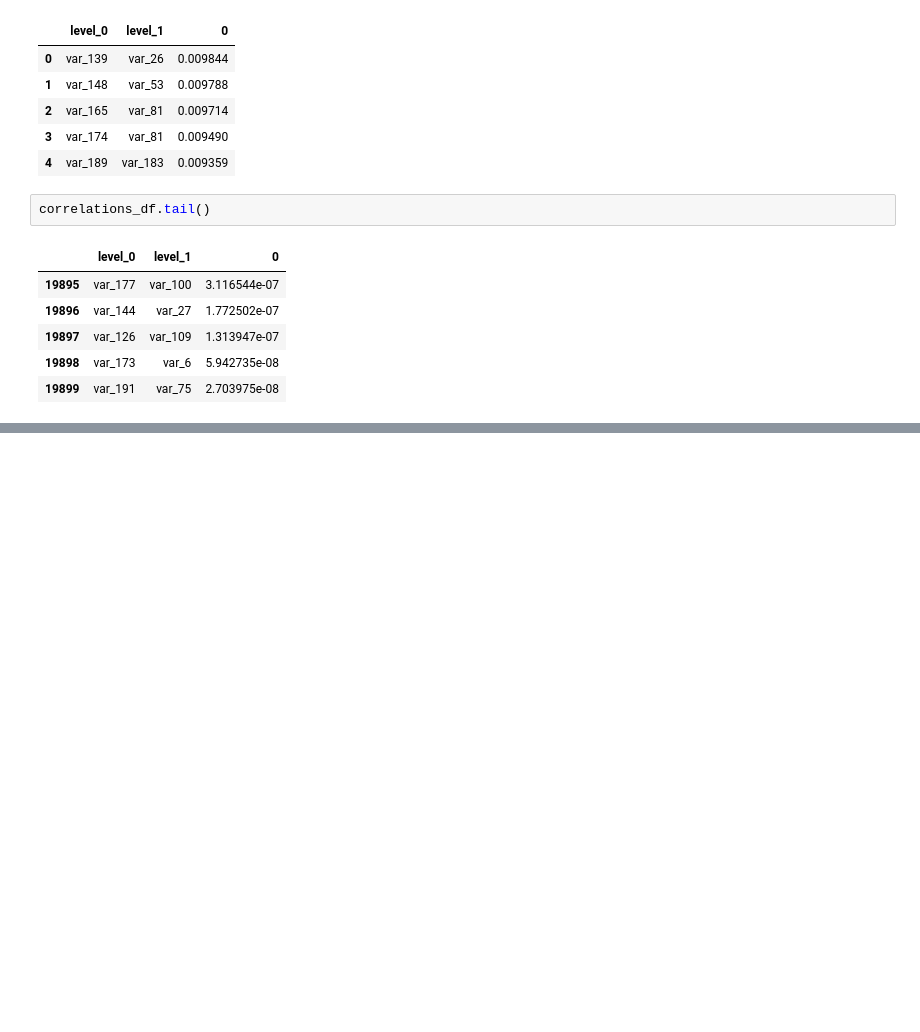
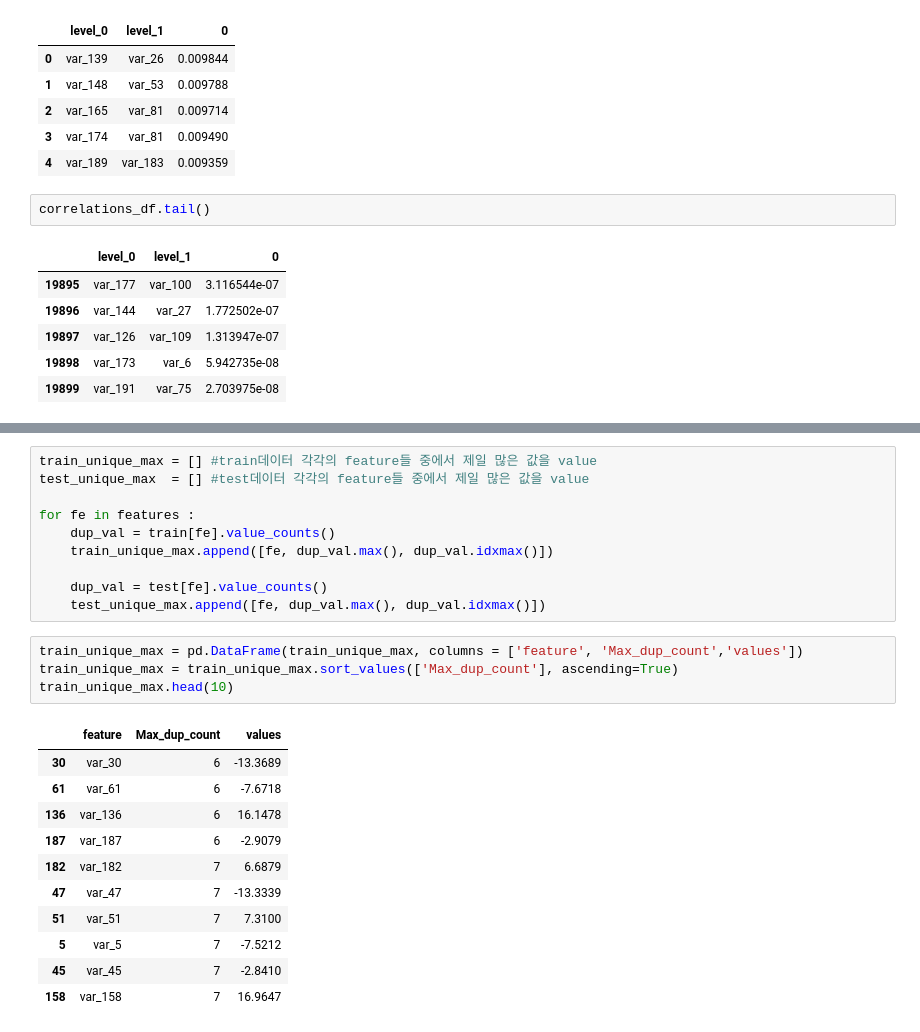
Before and after one commit to miniii222/kaggle, a Jupyter notebook: Santander_Customer_Transaction_Prediction/eda/01-1.EDA_overall.ipynb, the cells around one changed output, grey strips where cells are left out. Drawn from its saved outputs; the diff is of its cells as text; blank space fills up the shorter version.

```diff
--- a/Santander_Customer_Transaction_Prediction/eda/01-1.EDA_overall.ipynb
+++ b/Santander_Customer_Transaction_Prediction/eda/01-1.EDA_overall.ipynb
@@ -236,0 +250,26 @@ correlations_df.tail()
+# %%
+train_unique_max = [] #train데이터 각각의 feature들 중에서 제일 많은 값을 value
+test_unique_max  = [] #test데이터 각각의 feature들 중에서 제일 많은 값을 value
+
+for fe in features :
+    dup_val = train[fe].value_counts()
+    train_unique_max.append([fe, dup_val.max(), dup_val.idxmax()])
+
+    dup_val = test[fe].value_counts()
+    test_unique_max.append([fe, dup_val.max(), dup_val.idxmax()])
+# %%
+train_unique_max = pd.DataFrame(train_unique_max, columns = ['feature', 'Max_dup_count','values'])
+train_unique_max = train_unique_max.sort_values(['Max_dup_count'], ascending=True)
+train_unique_max.head(10)
+# %% [output]
+|  | feature | Max_dup_count | values |
+| 30 | var_30 | 6 | -13.3689 |
+| 61 | var_61 | 6 | -7.6718 |
+| 136 | var_136 | 6 | 16.1478 |
+| 187 | var_187 | 6 | -2.9079 |
+| 182 | var_182 | 7 | 6.6879 |
+| 47 | var_47 | 7 | -13.3339 |
+| 51 | var_51 | 7 | 7.3100 |
+| 5 | var_5 | 7 | -7.5212 |
+| 45 | var_45 | 7 | -2.8410 |
+| 158 | var_158 | 7 | 16.9647 |
```
Also changed, not shown: parts of 5 cells of this notebook.
